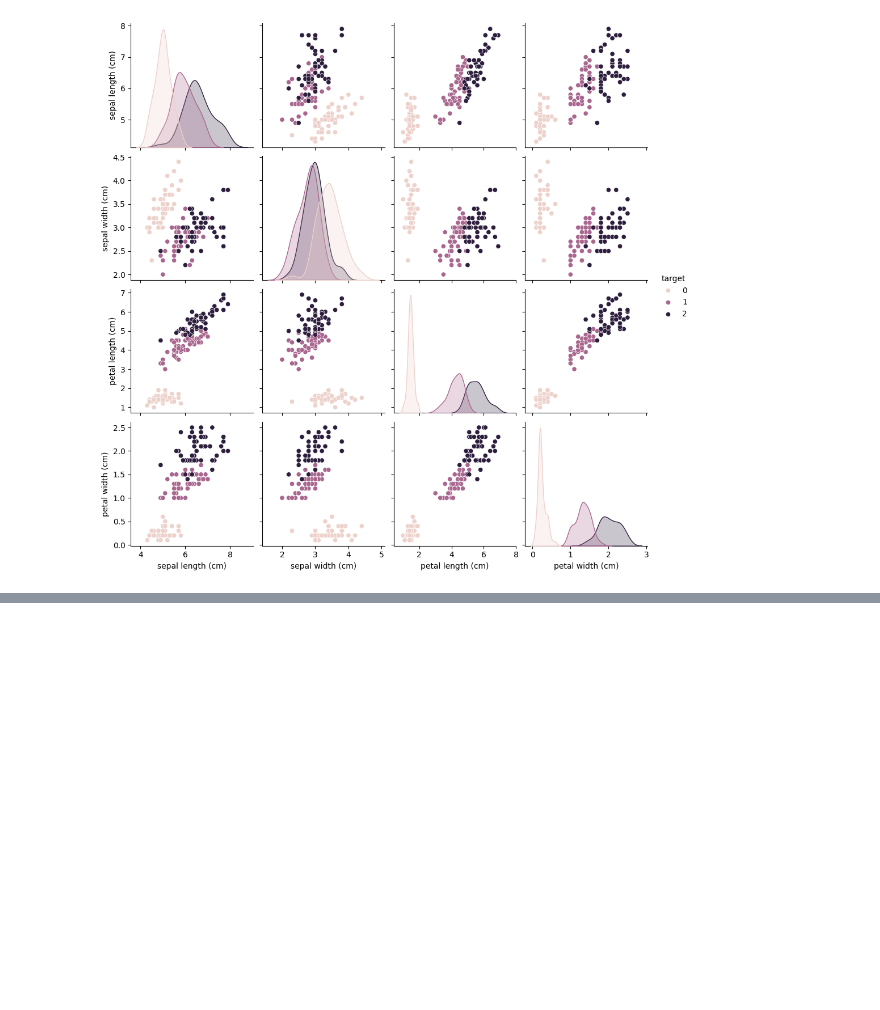
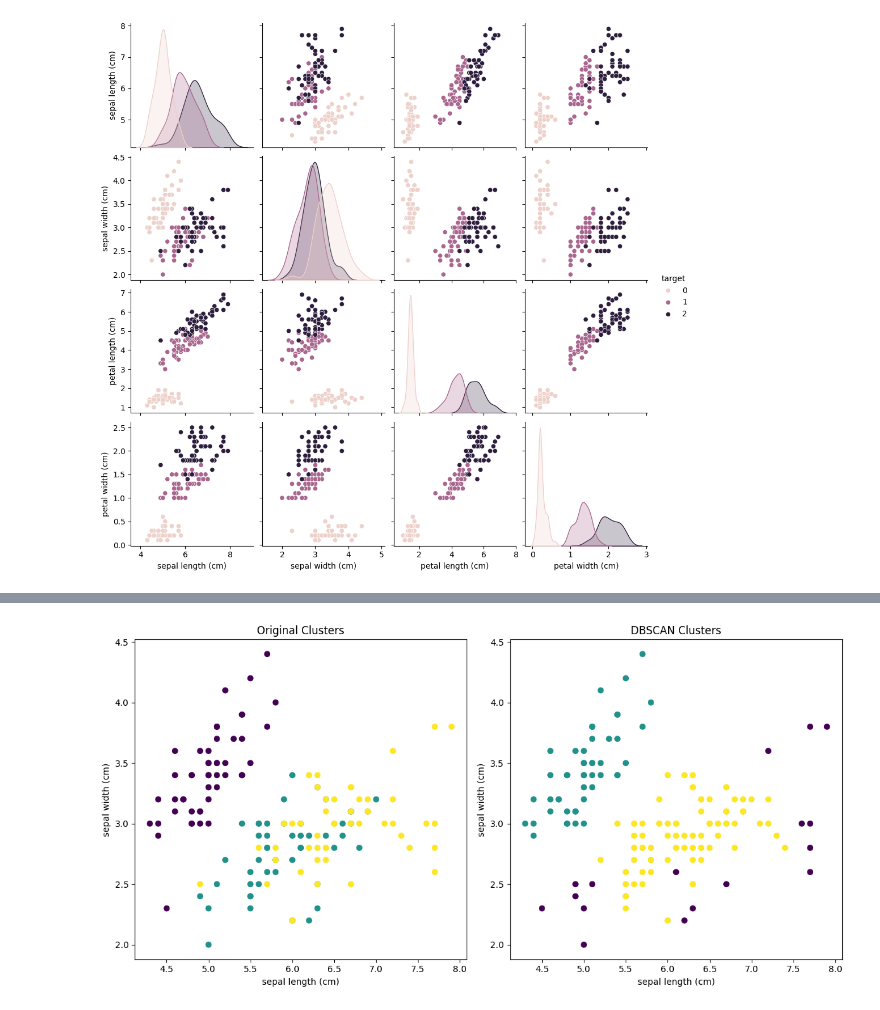
Before and after one commit to mirchandani-mohnish/ClusterMetrics, a Jupyter notebook: DBSCAN.ipynb, the cells around one changed output, grey strips where cells are left out. Cells and saved outputs as stored; diff of their text form; code cells hidden in the pictures; blank space fills up the shorter version.

Commit message:
Update: DBScan Iris Mapping

```diff
--- a/DBSCAN.ipynb
+++ b/DBSCAN.ipynb
@@ -43,3 +43,12 @@ plt.show()
 # %% [output]
 <Figure size 1500x1500 with 0 Axes>
 [figure]
+# %%
+eps = 0.5
+min_samples = 5
+
+dbscan_clustering = DBSCAN(eps=eps, min_samples=min_samples)
+dbscan_clustering.fit(df.drop(['target', 'species'], axis=1))
+dbscan_predictions = dbscan_clustering.labels_
+
+print(dbscan_predictions)
@@ -45,0 +63,24 @@ plt.show()
+# %%
+plt.figure(figsize=(12, 6))
+
+# Plot original clusters
+plt.subplot(1, 2, 1)
+# plt.scatter(X[:, 0], X[:, 1], c=y_true, cmap='viridis', marker='o', edgecolor='k', s=50)
+plt.scatter(df.drop(['species'], axis=1).iloc[:, 0], df.drop(['species'], axis=1).iloc[:, 1], c=df['target'])
+
+plt.title('Original Clusters')
+plt.xlabel(iris.feature_names[0])
+plt.ylabel(iris.feature_names[1])
+
+# Plot DBSCAN clusters
+plt.subplot(1, 2, 2)
+# plt.scatter(X[:, 0], X[:, 1], c=y_db, cmap='viridis', marker='o', edgecolor='k', s=50)
+plt.scatter(df.drop(['target', 'species'], axis=1).iloc[:, 0], df.drop(['target', 'species'], axis=1).iloc[:, 1], c=dbscan_predictions)
+plt.title('DBSCAN Clusters')
+plt.xlabel(iris.feature_names[0])
+plt.ylabel(iris.feature_names[1])
+
+plt.tight_layout()
+plt.show()
+# %% [output]
+[figure, added]
```
Also changed, not shown: parts of 2 cells of this notebook.
